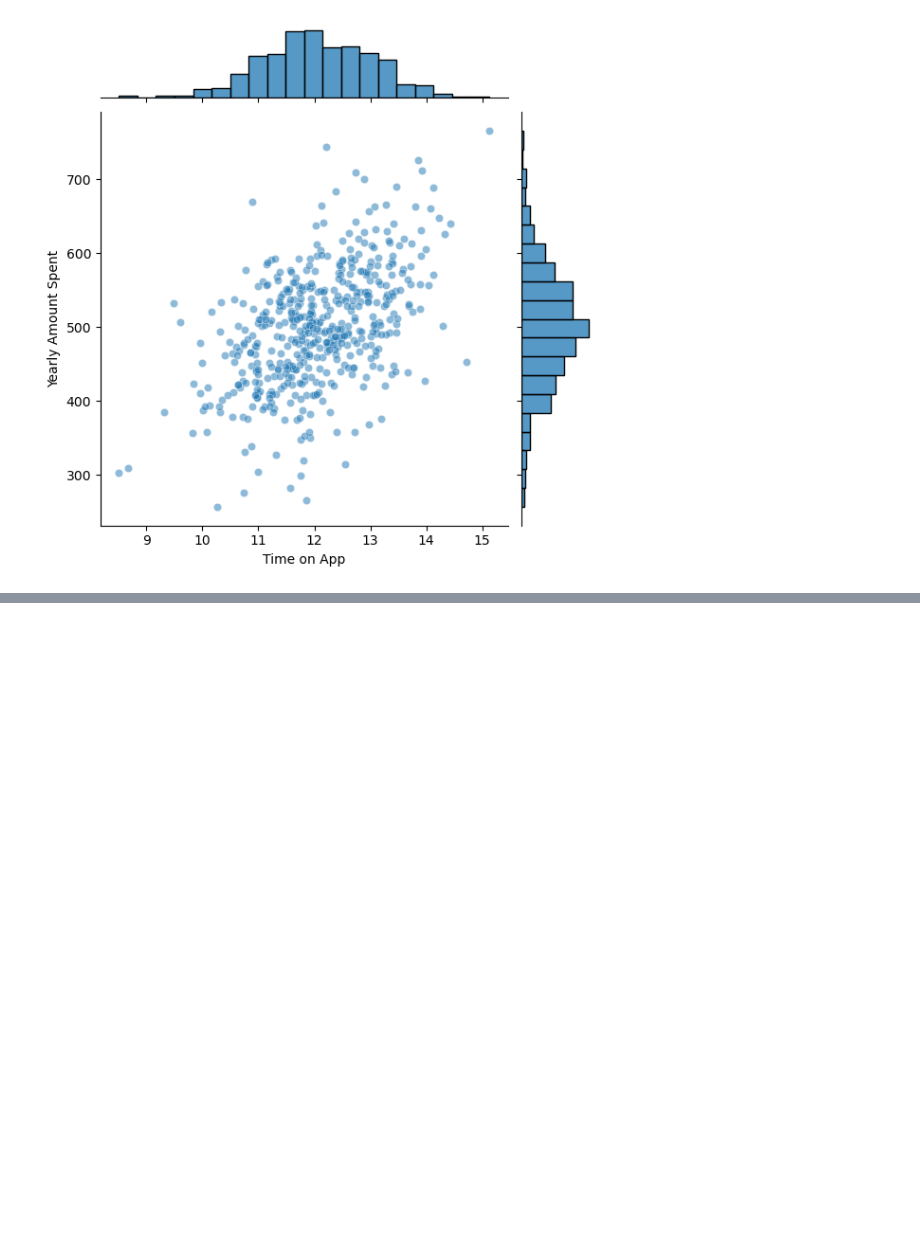
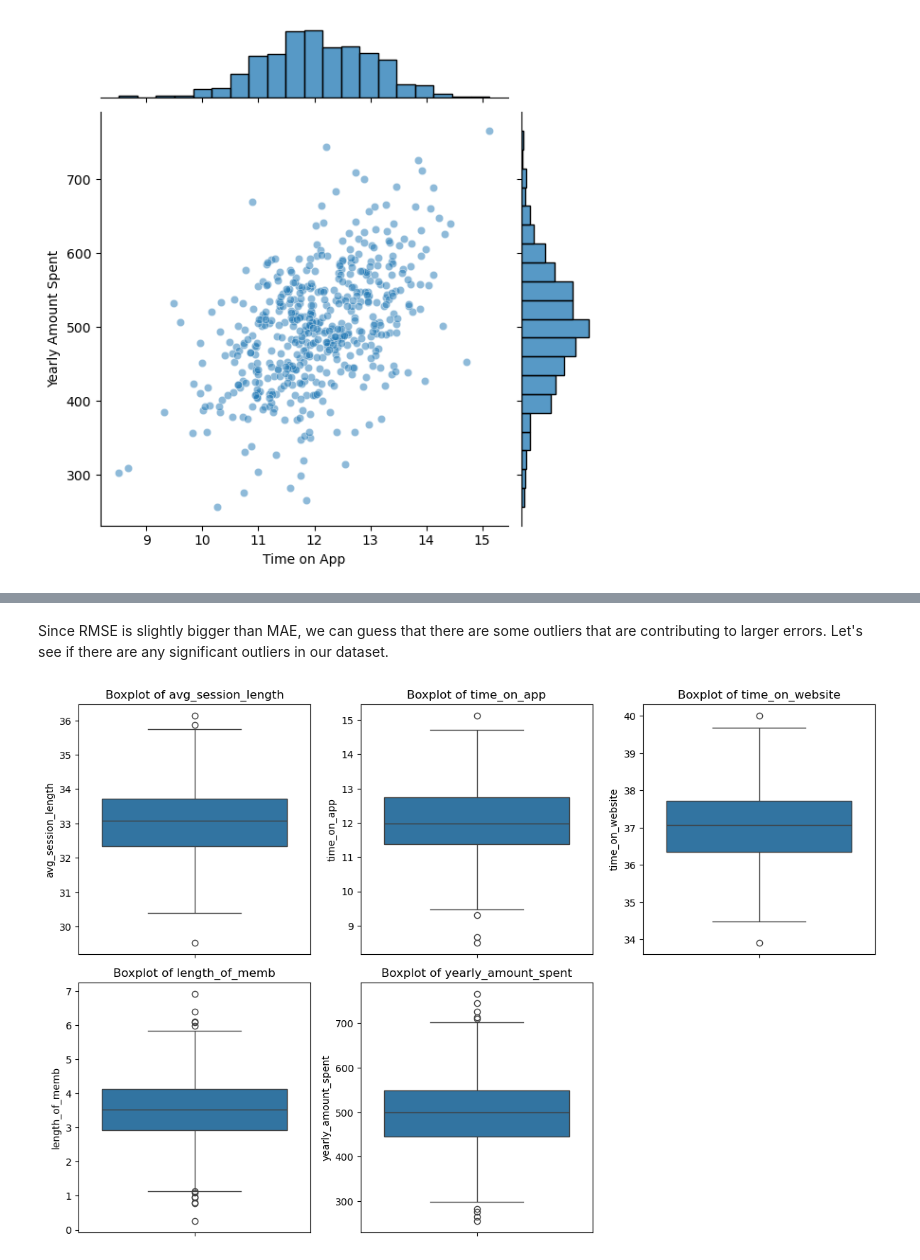
Before and after one commit to juanbratti/LinearRegression_Ecommerce, a Jupyter notebook: notebooks/data_analysis.ipynb, the cells around one changed output, grey strips where cells are left out. Cells and saved outputs as stored; diff of their text form; code cells hidden in the pictures; blank space fills up the shorter version.

```diff
--- a/notebooks/data_analysis.ipynb
+++ b/notebooks/data_analysis.ipynb
@@ -92,0 +201,14 @@ Here, we can see that there isn't much correlation between the time spent on the
+# %% [markdown]
+Since RMSE is slightly bigger than MAE, we can guess that there are some outliers that are contributing to larger errors. Let's see if there are any significant outliers in our dataset.
+# %%
+variables = dataset.columns
+plt.figure(figsize=(12, 8))
+for i, var in enumerate(variables, 1):
+    plt.subplot(2, 3, i)  # Adjust the grid size (2 rows and 3 columns)
+    sns.boxplot(y=dataset[var])
+    plt.title(f'Boxplot of {var}')
+
+plt.tight_layout()
+plt.show()
+# %% [output]
+[figure, added]
```
Also changed, not shown: parts of 25 cells of this notebook, 2 other files.
